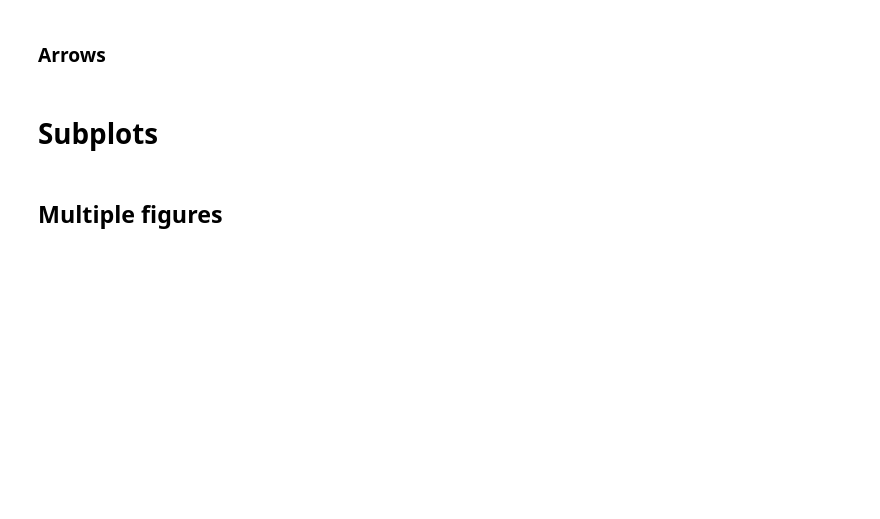
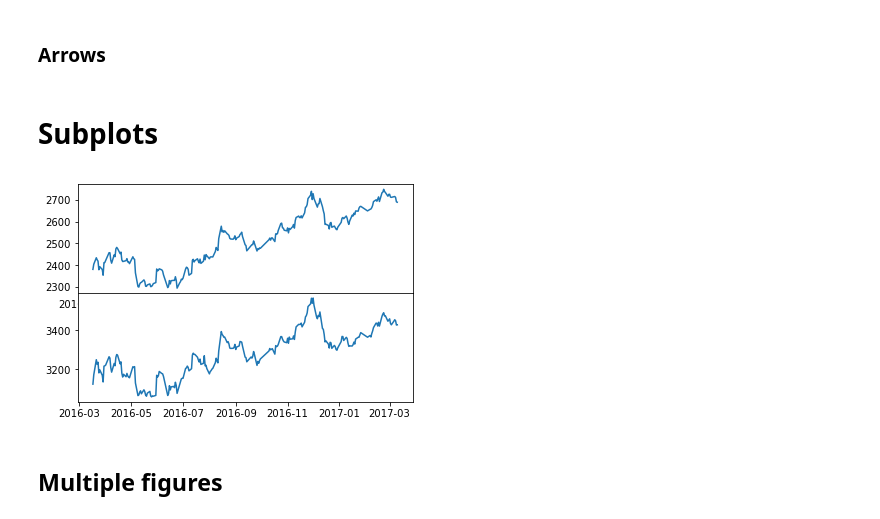
Before and after one commit to ntwo1980/jupyter, a Jupyter notebook: pandas/04. Matplotlib.ipynb, the cells around one changed output. Saved outputs shown, nothing was run; the diff lists cells and outputs as text; code cells hidden in the pictures; blank space fills up the shorter version.

```diff
--- a/pandas/04. Matplotlib.ipynb
+++ b/pandas/04. Matplotlib.ipynb
@@ -348,13 +348,17 @@ plt.show()
 # %%
 df1 = pd.read_csv('../data/000300', index_col= 'Date', names=['Date', 'Open', 'Close', 'High', 'Low', 'Volume', 'Money', 'PE', 'PB'], parse_dates=True, header=None)
 
 fig = plt.figure()
 ax1 = fig.add_subplot(2, 1, 1)
 ax1.plot(df['Close'][-240:])
 ax2 = fig.add_subplot(2, 1, 2)
 ax2.plot(df1['Close'][-240:])
 
+plt.subplots_adjust(wspace=0, hspace=0)
+
 plt.show()
+# %% [output]
+[figure, added]
 # %% [markdown]
 ## Multiple figures
 # %%
```
Also changed, not shown: parts of 2 cells of this notebook, 1 other file.
